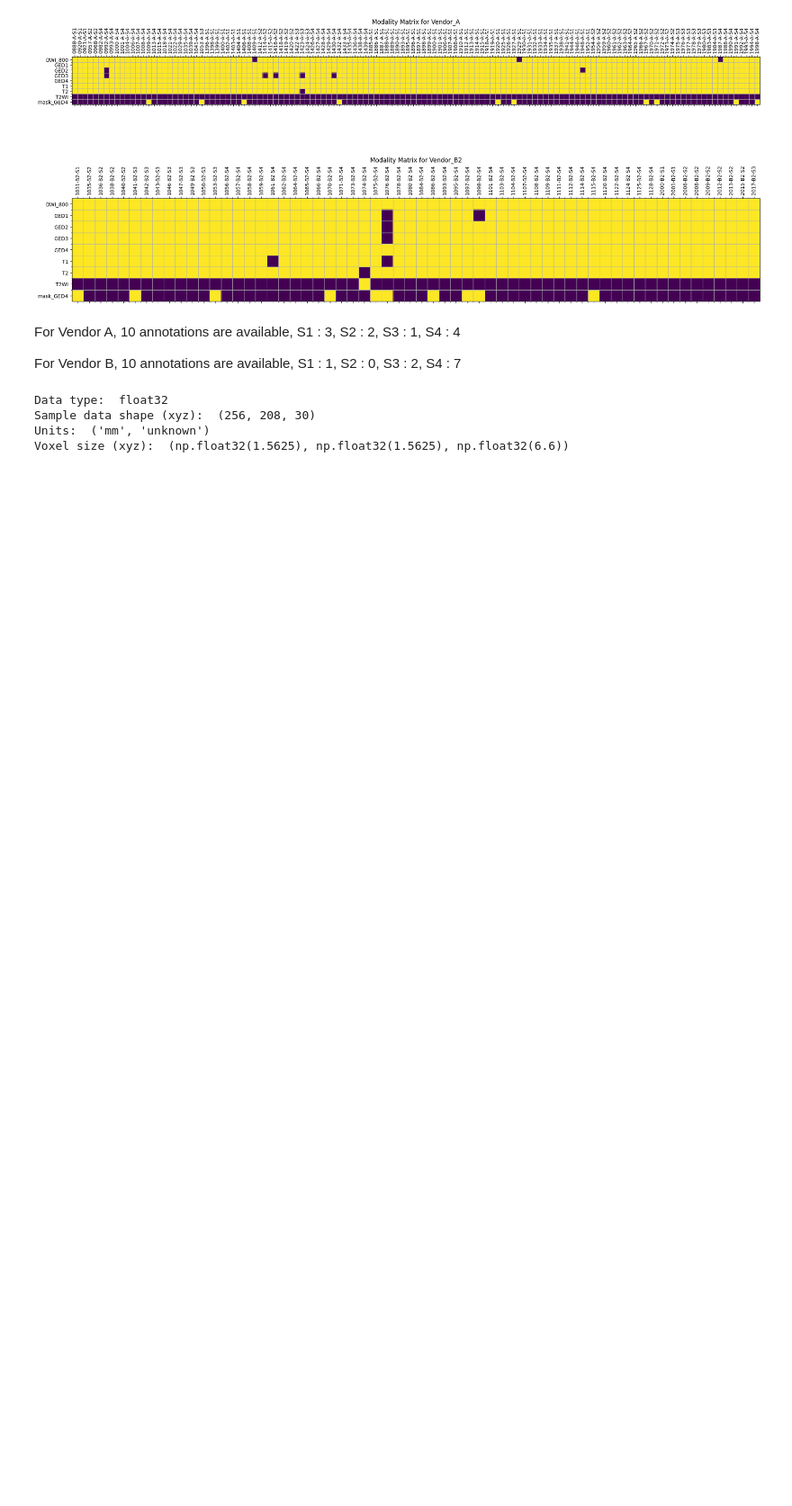
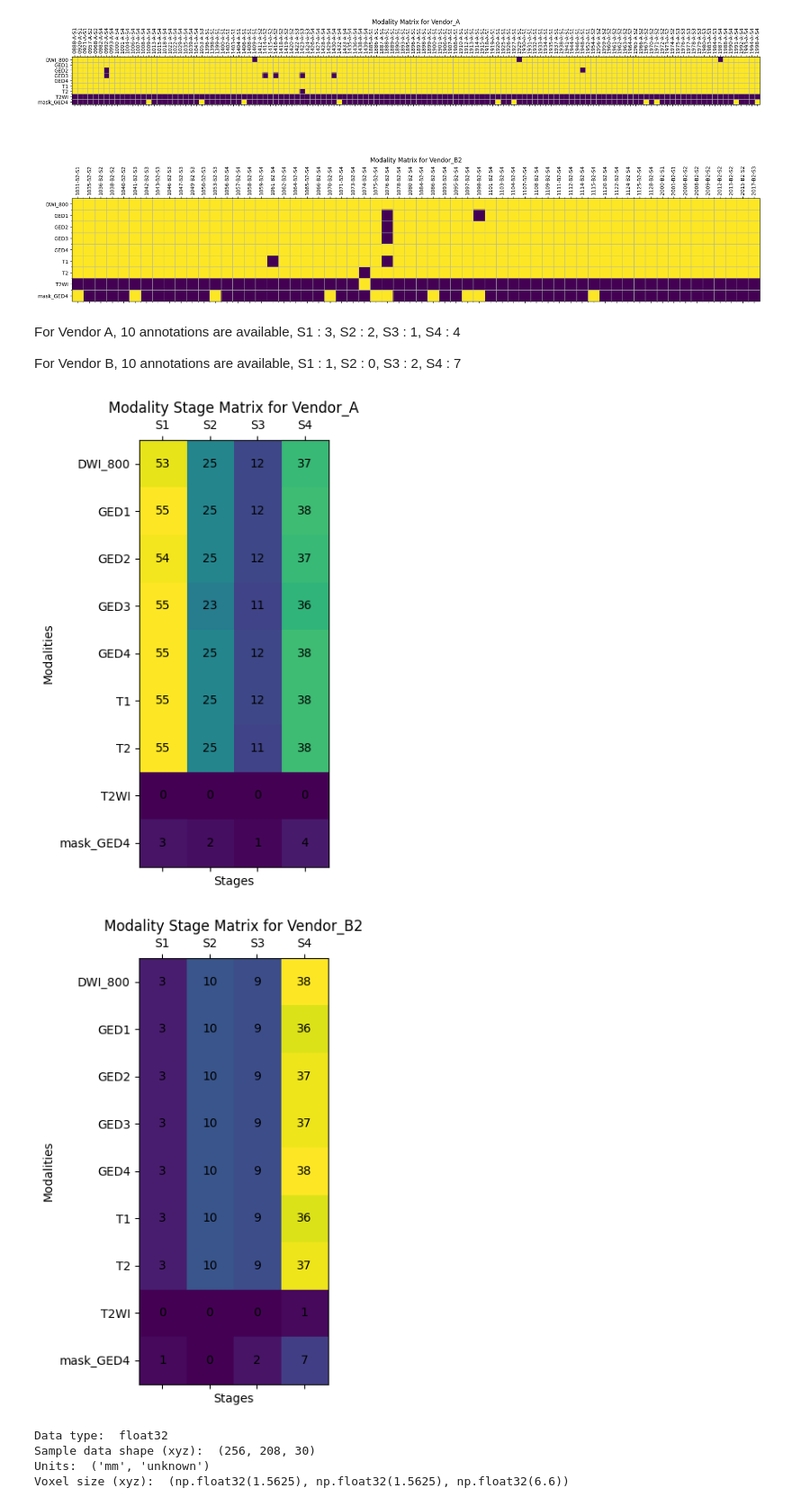
Before and after one commit to YangForever/care2025_liver_biodreamer, a Jupyter notebook: notebook/dataset_analysis.ipynb, the cells around one changed output. Shown at 90% size. Drawn from its saved outputs; the diff is of its cells as text; code cells hidden in the pictures; blank space fills up the shorter version.

Commit message:
update data analysis

```diff
--- a/notebook/dataset_analysis.ipynb
+++ b/notebook/dataset_analysis.ipynb
@@ -7,9 +7,9 @@ from pathlib import Path
 from natsort import natsorted
 
 training_data_dir = Path('/hdd/yang/data/care2025/LiQA_training_data/')
-venders = []
+vendors = []
 for subdir in training_data_dir.iterdir():
     if subdir.is_dir():
-        venders.append(subdir.name)
-print('Venders:', venders)
+        vendors.append(subdir.name)
+print('vendors:', vendors)
 # %% [output]
@@ -53,17 +53,17 @@ def plot_stages_per_vendor(stage_dict):
     plt.tight_layout()
 
 stage_dict = {}
-for vender in venders:
+for vendor in vendors:
     stage_dict_per_vendor = {}
-    vender_dir = training_data_dir / vender
-    for patient_dir in vender_dir.iterdir():
+    vendor_dir = training_data_dir / vendor
+    for patient_dir in vendor_dir.iterdir():
         if patient_dir.is_dir():
             stage = patient_dir.name.split('-')[-1]
             if stage not in stage_dict_per_vendor:
                 stage_dict_per_vendor[stage] = 0
             else:
                 stage_dict_per_vendor[stage] += 1
-    stage_dict[vender] = stage_dict_per_vendor
+    stage_dict[vendor] = stage_dict_per_vendor
 stage_dict = set_empty_stage_as_zero(stage_dict)
 
 
@@ -150,6 +151,52 @@ Yellos:True, Purple:False
 For Vendor A, 10 annotations are available, S1 : 3, S2 : 2, S3 : 1, S4 : 4
 
 For Vendor B, 10 annotations are available, S1 : 1, S2 : 0, S3 : 2, S4 : 7
+# %%
+# plot number of patients per stage for each vendor and modalities
+STAGE = ['S1', 'S2', 'S3', 'S4']
+def generate_modality_stage_matrix(vendor_dict, identical_modality_list):
+    """
+    2 d matrix with stage as column and modality as row
+    """
+    modality_stage_matrix = np.zeros((len(identical_modality_list), len(STAGE)))
+    for i, modality in enumerate(identical_modality_list):
+        for j, stage_name in enumerate(STAGE):
+            count = 0
+            for patient, modalities in vendor_dict.items():
+                #print('patient:', patient, 'modalities:', modalities)
+                if modality in modalities and stage_name in patient:
+                    count += 1
+            modality_stage_matrix[i, j] = count
+    return modality_stage_matrix
+
+def plot_modality_stage_matrix(modalittyt_stage_matrix, identical_modality_list, vendor):
+    fig, ax = plt.subplots(figsize=(12, 6))
+    cax = ax.matshow(modalittyt_stage_matrix, cmap='viridis')
+    ax.set_xticks(np.arange(len(STAGE)))
+    ax.set_xticklabels(STAGE)
+    ax.set_yticks(np.arange(len(identical_modality_list)))
+    ax.set_yticklabels(identical_modality_list)
+    ax.set_xlabel('Stages')
+    ax.set_ylabel('Modalities')
+    ax.set_title(f'Modality Stage Matrix for {vendor}')
+    # plot number on each cell
+    for i in range(modalittyt_stage_matrix.shape[0]):
+        for j in range(modalittyt_stage_matrix.shape[1]):
+            ax.text(j, i, int(modalittyt_stage_matrix[i, j]), ha='center', va='center', color='black')
+    #plt.colorbar(cax, ax=ax)
+    plt.tight_layout()
+    plt.show()
+
+modalities_dict_a = modalities_dict['Vendor_A']
+modality_stage_matrix = generate_modality_stage_matrix(modalities_dict_a, modality_list)
+plot_modality_stage_matrix(modality_stage_matrix, modality_list, 'Vendor_A')
+
+modalities_dict_b = modalities_dict['Vendor_B2']
+modality_stage_matrix_b = generate_modality_stage_matrix(modalities_dict_b, modality_list)
+plot_modality_stage_matrix(modality_stage_matrix_b, modality_list, 'Vendor_B2')
+# %% [output]
+[figure, added]
+[figure, added]
 # %%
 import nibabel as nib
 sample_data = '/hdd/yang/data/care2025/LiQA_training_data/Vendor_A/0888-A-S1/DWI_800.nii.gz'
```
Also changed, not shown: parts of 2 cells of this notebook.
